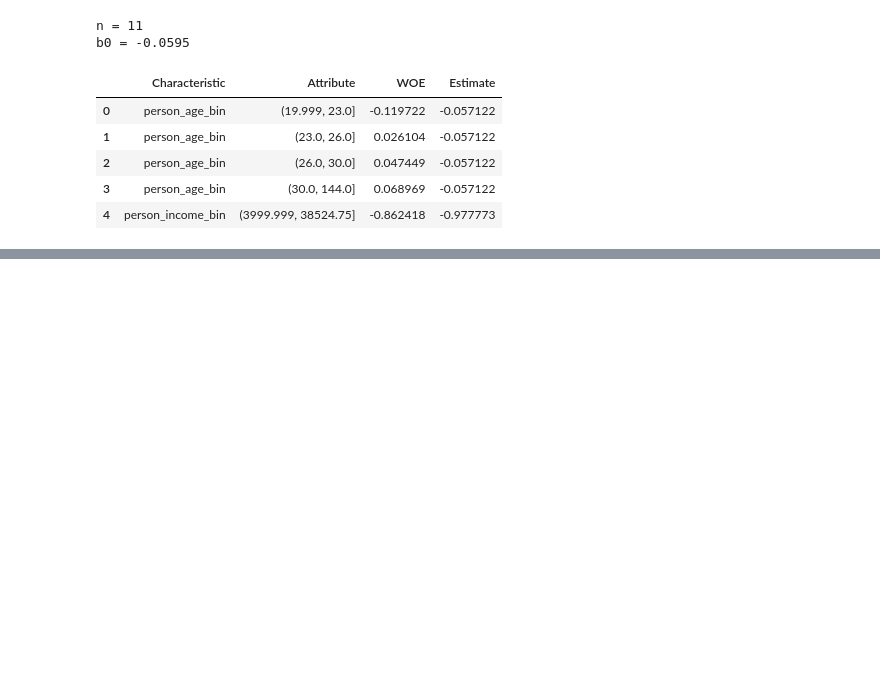
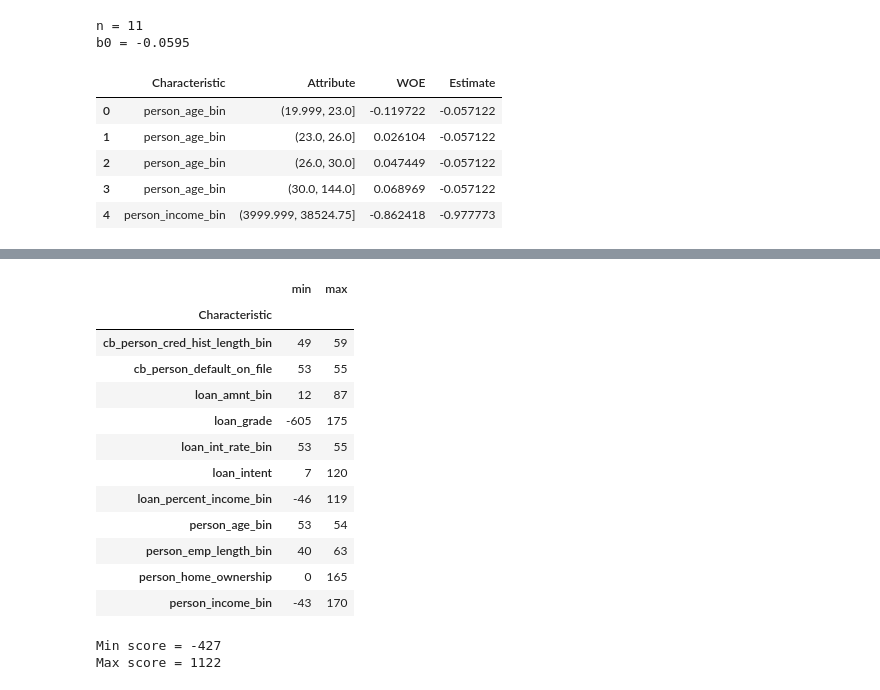
Before and after one commit to Rian021102/credit-scoring-analysis, a Jupyter notebook: notebooks/credit_risk.ipynb, the cells around one changed output, grey strips where cells are left out. Cells and saved outputs as stored; diff of their text form; code cells hidden in the pictures; blank space fills up the shorter version.

```diff
--- a/notebooks/credit_risk.ipynb
+++ b/notebooks/credit_risk.ipynb
@@ -1213,0 +1215,18 @@ scorecards
+# %%
+grouped_char = scorecards.groupby('Characteristic')
+grouped_points = grouped_char['Points'].agg(['min', 'max'])
+grouped_points
+# %% [output]
+|  | min | max |
+| Characteristic |  |  |
+| cb_person_cred_hist_length_bin | 49 | 59 |
+| cb_person_default_on_file | 53 | 55 |
+| loan_amnt_bin | 12 | 87 |
+| loan_grade | -605 | 175 |
+| loan_int_rate_bin | 53 | 55 |
+| loan_intent | 7 | 120 |
+| loan_percent_income_bin | -46 | 119 |
+| person_age_bin | 53 | 54 |
+| person_emp_length_bin | 40 | 63 |
+| person_home_ownership | 0 | 165 |
+| person_income_bin | -43 | 170 |
@@ -1213,0 +1238,6 @@ scorecards
+# %%
+print(f"Min score = {min_score}")
+print(f"Max score = {max_score}")
+# %% [output]
+Min score = -427
+Max score = 1122
```
Also changed, not shown: parts of 5 cells of this notebook, 4 other files.
